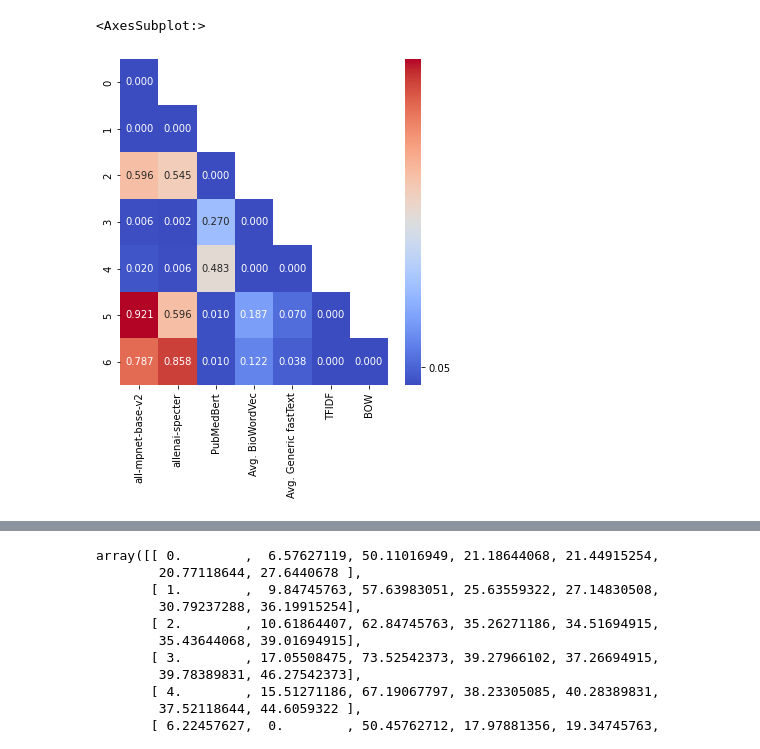
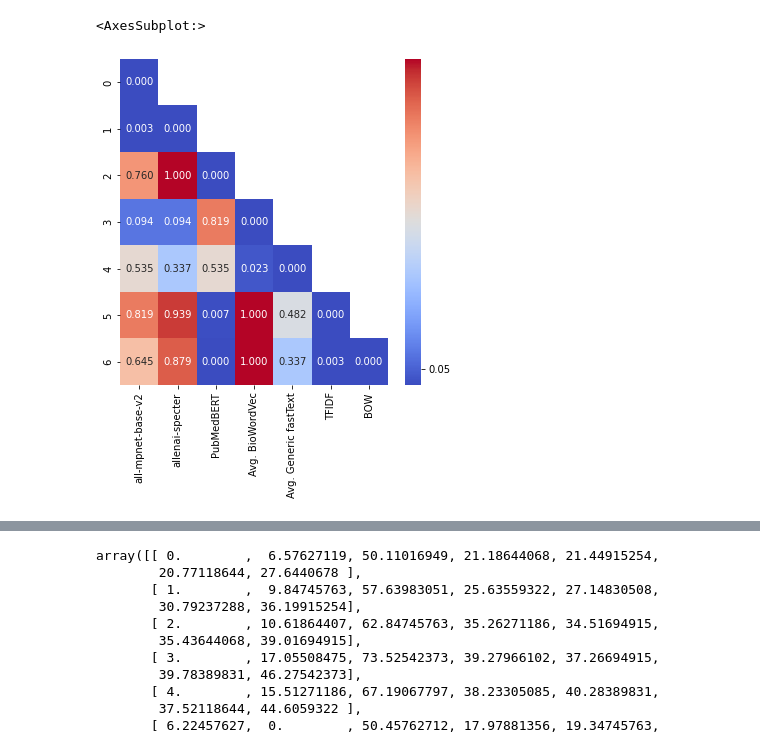
Before and after one commit to pruthvi-hegde/biomedvis, a Jupyter notebook: notebooks/k_neighbours.ipynb, the cells around one changed output, grey strips where cells are left out. Saved outputs shown, nothing was run; the diff lists cells and outputs as text; code cells hidden in the pictures.

```diff
--- a/notebooks/k_neighbours.ipynb
+++ b/notebooks/k_neighbours.ipynb
@@ -230,6 +259,6 @@ def create_rank_matrix(target_title, K, drawplot=False):
     return B
 # %%
 target_title1 = "Visual Analytics in Digital Pathology: Challenges and Opportunities"
-B = create_rank_matrix(target_title1, 4, True)
+B = create_rank_matrix(target_title1, 5, True)
 B
 # %% [output]
@@ -341,7 +373,7 @@ def load_points(model, article, k):
 def generate_rank_matrix(target_title, K, drawplot=False):
     models = ['allenai_specter', 'all_mpnet_base_v2', 'pubmedbert', 'biowordvec',
               'generic_fasttext', 'tfidf', 'bow']
-    model_names = ['all-mpnet-base-v2', 'allenai-specter', 'PubMedBert', 'Avg. BioWordVec',
+    model_names = ['all-mpnet-base-v2', 'allenai-specter', 'PubMedBERT', 'Avg. BioWordVec',
                    'Avg. Generic fastText', 'TFIDF', 'BOW']
     # models = ['biowordvec','generic_fasttext']
     # model_names = ['BioWordVec','Generic fastText']
@@ -403,7 +435,7 @@ import pandas as pd
 # draw_plot(target_title2)
 models = ['all-mpnet-base-v2', 'allenai-specter', 'PubMedBert', 'Avg. BioWordVec',
           'Avg. Generic fastText', 'TFIDF', 'BOW']
-model_names = ['all-mpnet-base-v2', 'allenai-specter', 'PubMedBert', 'Avg. BioWordVec',
+model_names = ['all-mpnet-base-v2', 'allenai-specter', 'PubMedBERT', 'Avg. BioWordVec',
                'Avg. Generic fastText', 'TFIDF', 'BOW']
 rank_matrix = []
 dist_matrix = []
@@ -413,6 +445,6 @@ all_dist_mat = []
 # draw_plot(target_title3)
 for article in article_titles:
     B = generate_rank_matrix(article, K=6, drawplot=False)
-    df = pd.DataFrame(B)
-
-    all_mat.append(df)
+    df_x = pd.DataFrame(B)
+    my_r = df_x.corr(method="spearman")
+    all_mat.append(my_r)
@@ -421,0 +471,12 @@ R
+# %%
+
+R_mean = np.median(all_mat, axis=0)
+R = R_mean
+R
+# new_mat = []
+# for i in all_mat:
+#     i = np.subtract(R_mean, i)
+#     new_mat.append(i)
+
+# new_mat_sorted = np.sort(all_mat, axis=0)
+# new_mat_sorted
@@ -422,21 +542,22 @@ R
 # %%
 from scipy.stats import spearmanr
 
 pvalues = []
 main = []
+R = R_mean
 for i in range(len(model_names)):
     for j in range(len(model_names)):
         rho, pr = spearmanr(R[:, i], R[:, j])
         pvalues.append(pr)
         if j == len(model_names) - 1:
             main.append(pvalues)
             pvalues = []
 df1 = pd.DataFrame(main, columns=model_names)
 fig, ax = plt.subplots(figsize=(6, 6))
 sns.heatmap(df1, cmap="coolwarm", mask=np.triu(df1), annot=True, fmt='.3f', cbar_kws={'ticks': [0.05]})
 # %% [output]
 <AxesSubplot:>
-[figure, old version]
+[figure, new version]
 # %%
 import pandas as pd
 
```
Also changed, not shown: parts of 14 cells of this notebook, 1 other file.
